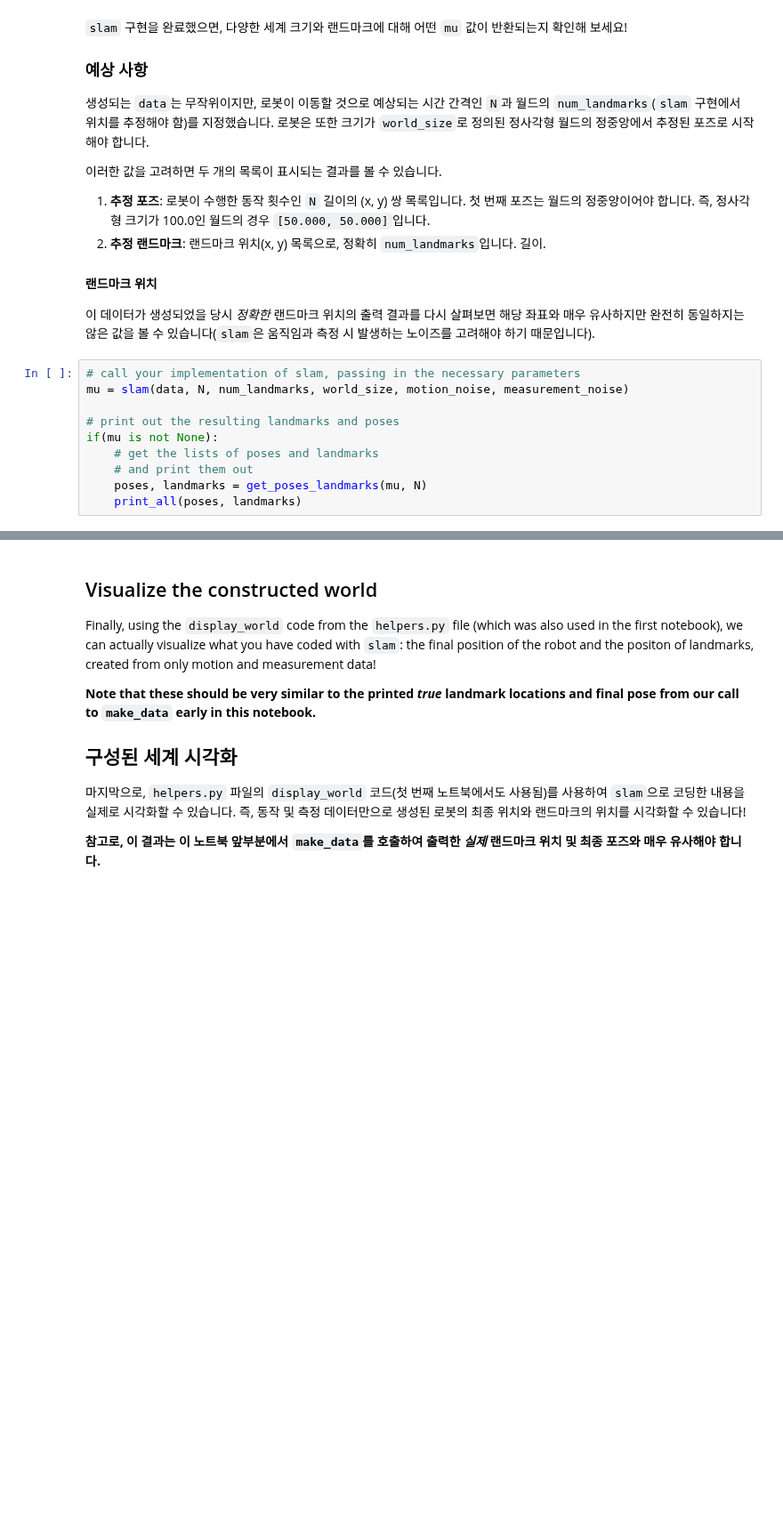
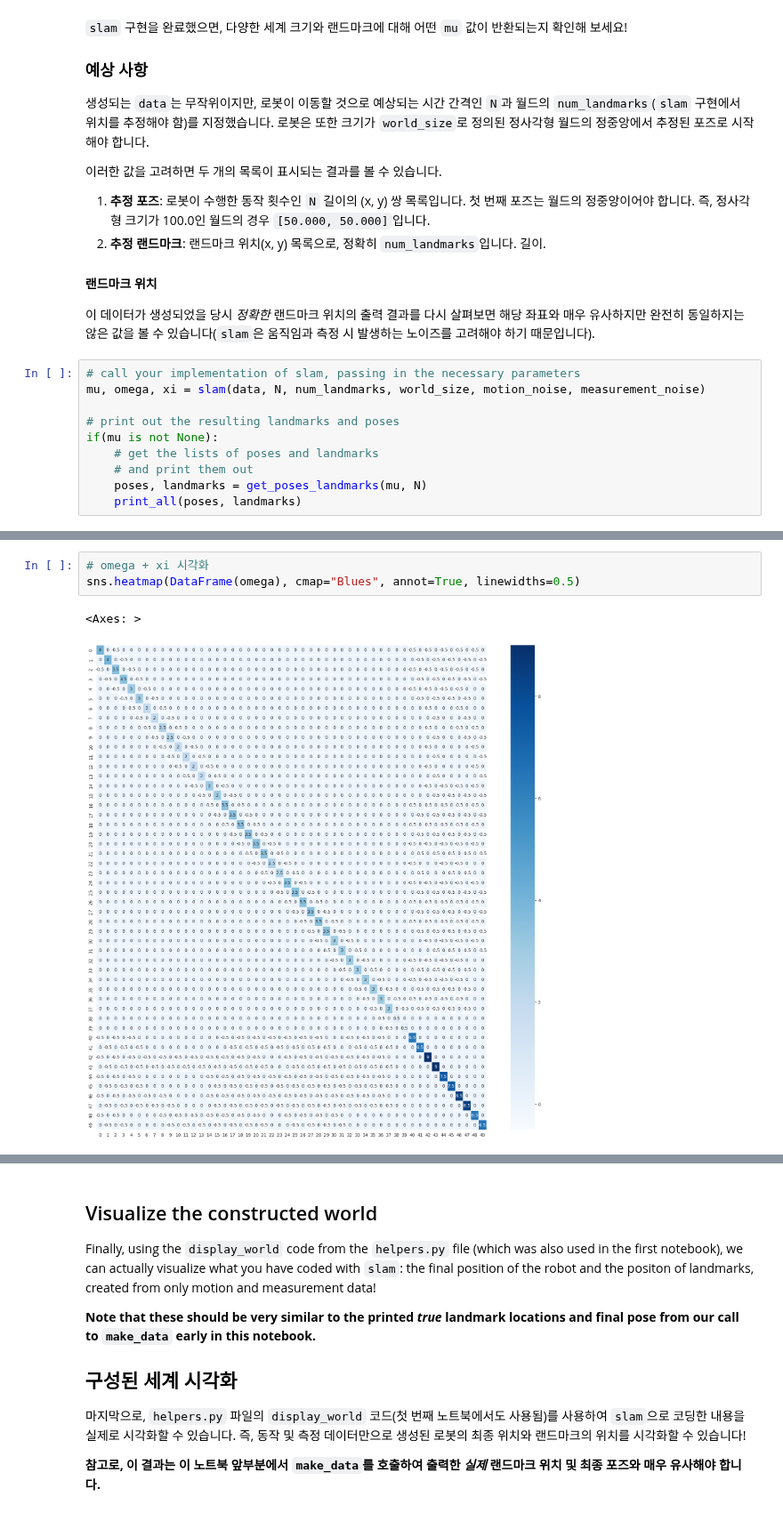
Before and after one commit to aaronkr-classroom/7-graph-slam-jin-sunghoon, a Jupyter notebook: P3_Implement_SLAM-master/3. Landmark Detection and Tracking.ipynb, the cells around one changed output, grey strips where cells are left out. Shown at 89% size. Cells and saved outputs as stored; diff of their text form; blank space fills up the shorter version.

```diff
--- a/P3_Implement_SLAM-master/3. Landmark Detection and Tracking.ipynb
+++ b/P3_Implement_SLAM-master/3. Landmark Detection and Tracking.ipynb
@@ -434,7 +434,7 @@ If you refer back to the printout of *exact* landmark locations when this data w
 이 데이터가 생성되었을 당시 *정확한* 랜드마크 위치의 출력 결과를 다시 살펴보면 해당 좌표와 매우 유사하지만 완전히 동일하지는 않은 값을 볼 수 있습니다(`slam`은 움직임과 측정 시 발생하는 노이즈를 고려해야 하기 때문입니다).
 # %%
 # call your implementation of slam, passing in the necessary parameters
-mu = slam(data, N, num_landmarks, world_size, motion_noise, measurement_noise)
+mu, omega, xi = slam(data, N, num_landmarks, world_size, motion_noise, measurement_noise)
 
 # print out the resulting landmarks and poses
 if(mu is not None):
@@ -446,0 +463,6 @@ ValueError: can only convert an array of size 1 to a Python scalar
+# %%
+# omega + xi 시각화
+sns.heatmap(DataFrame(omega), cmap="Blues", annot=True, linewidths=0.5)
+# %% [output]
+<Axes: >
+[figure, added]
```
Also changed, not shown: parts of 7 cells of this notebook.
